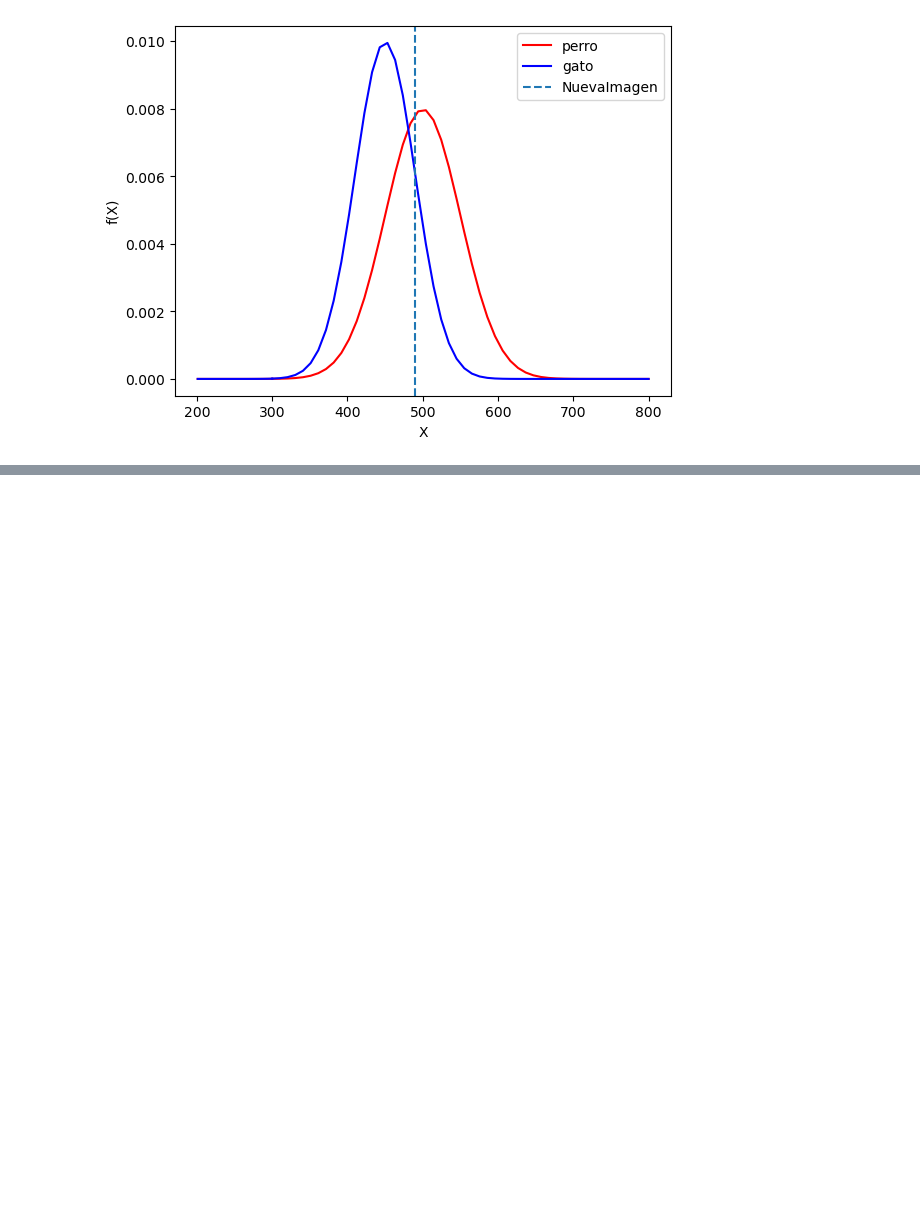
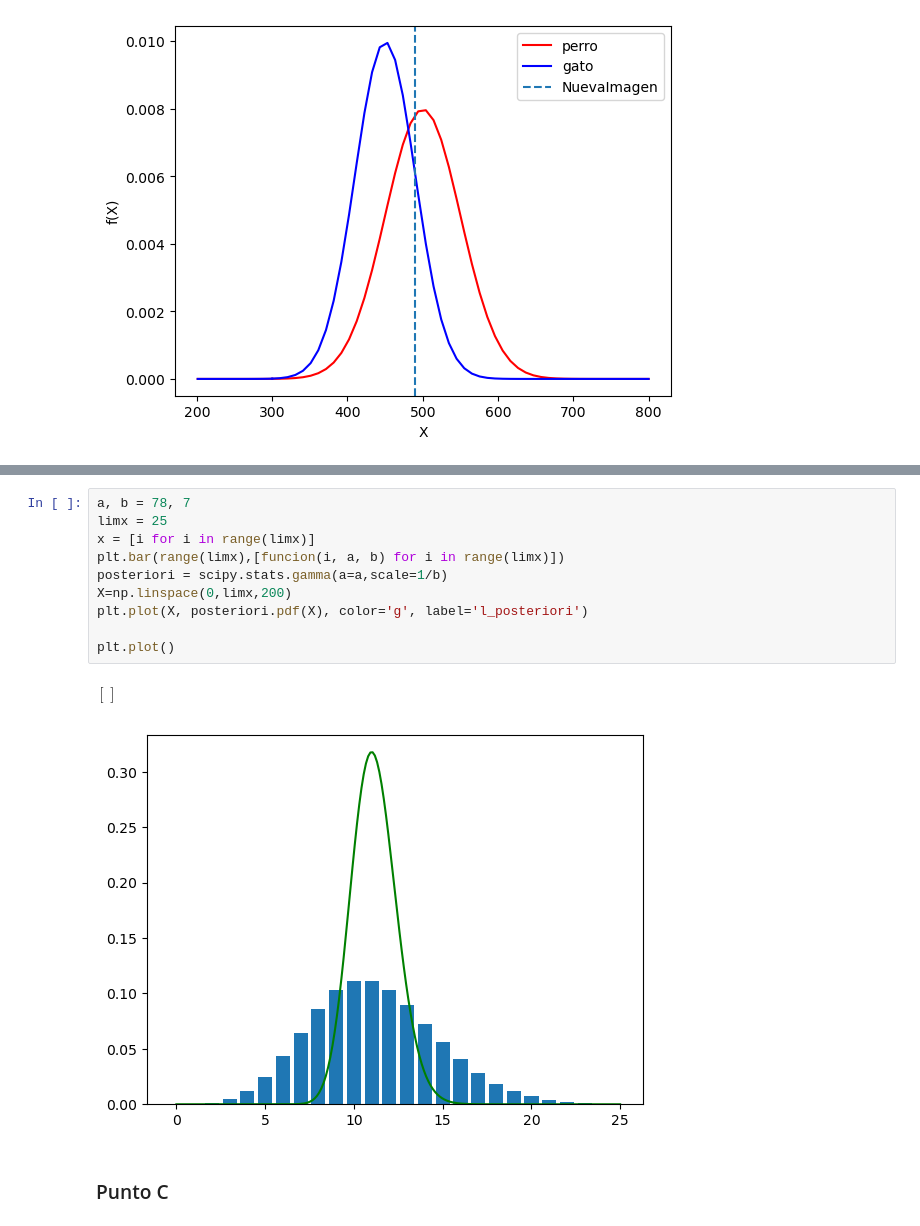
Before and after one commit to juanpsch/CEIA_ProbayEstadistica, a Jupyter notebook: TPs/Examen.ipynb, the cells around one changed output, grey strips where cells are left out. Drawn from its saved outputs; the diff is of its cells as text; blank space fills up the shorter version.

```diff
--- a/TPs/Examen.ipynb
+++ b/TPs/Examen.ipynb
@@ -155,0 +133,15 @@ suma
+# %%
+a, b = 78, 7
+limx = 25
+x = [i for i in range(limx)]
+plt.bar(range(limx),[funcion(i, a, b) for i in range(limx)])
+posteriori = scipy.stats.gamma(a=a,scale=1/b)
+X=np.linspace(0,limx,200)
+plt.plot(X, posteriori.pdf(X), color='g', label='l_posteriori')
+
+plt.plot()
+# %% [output]
+$\displaystyle \left[ \right]$
+[figure, added]
+# %% [markdown]
+### Punto C
```
Also changed, not shown: parts of 17 cells of this notebook, 2 other files.
